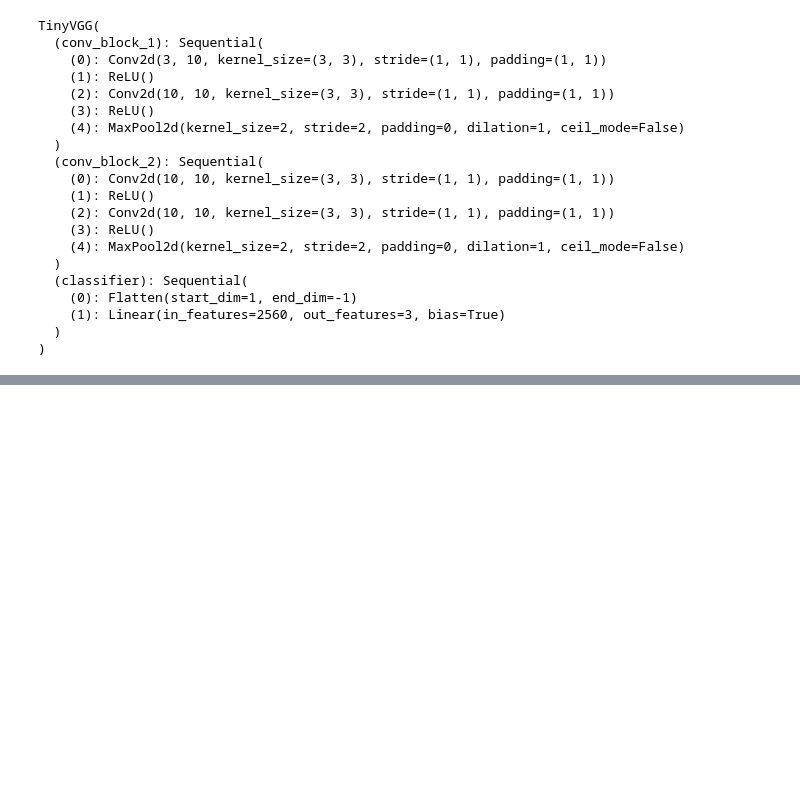
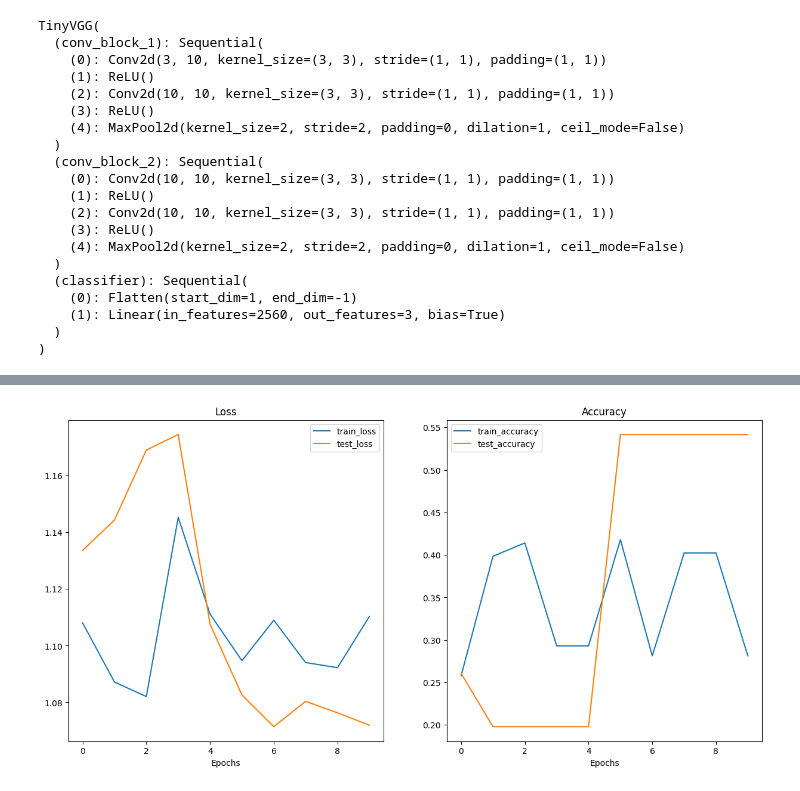
Before and after one commit to Mr-Yavar/Training_Project, a Jupyter notebook: Python/Pytorch/custom_dataset.ipynb, the cells around one changed output, grey strips where cells are left out. Cells and saved outputs as stored; diff of their text form; code cells hidden in the pictures; blank space fills up the shorter version.

```diff
--- a/Python/Pytorch/custom_dataset.ipynb
+++ b/Python/Pytorch/custom_dataset.ipynb
@@ -541,0 +635,26 @@ RuntimeError: DataLoader worker (pid(s) 50172) exited unexpectedly
+# %%
+torch.manual_seed(42)
+torch.cuda.manual_seed(42)
+
+EPOCH_SIZE=10
+
+model_1 = TinyVGG(3,10,3).to(device=device)
+
+crossEntropylossFn = nn.CrossEntropyLoss()
+optimizer = torch.optim.Adam(params=model_1.parameters(),lr=0.001)
+
+from timeit import default_timer as timer
+start_train_timer = timer()
+
+
+model_1_results = train(model=model_1,
+                        train_dataloader=train_dataloader_augmented,
+                        test_dataloader=test_dataloader_augmented,
+                        loss_fn=crossEntropylossFn,
+                        optimizer=optimizer,
+                        device=device,
+                        epochs=EPOCH_SIZE,
+                        )
+end_time = timer()
+
+print(f"training time : {end_time-start_train_timer:0.3f} s")
@@ -541,0 +673,4 @@ RuntimeError: DataLoader worker (pid(s) 50172) exited unexpectedly
+# %%
+plot_loss_curves(model_1_results)
+# %% [output]
+[figure, added]
```
Also changed, not shown: parts of 14 cells of this notebook, 1 other file.
